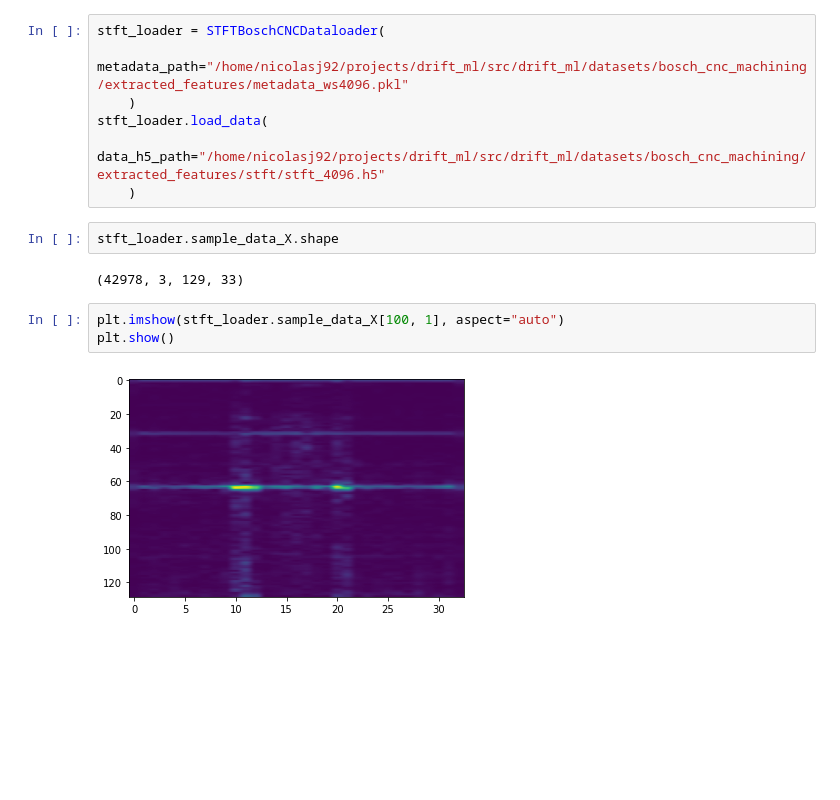
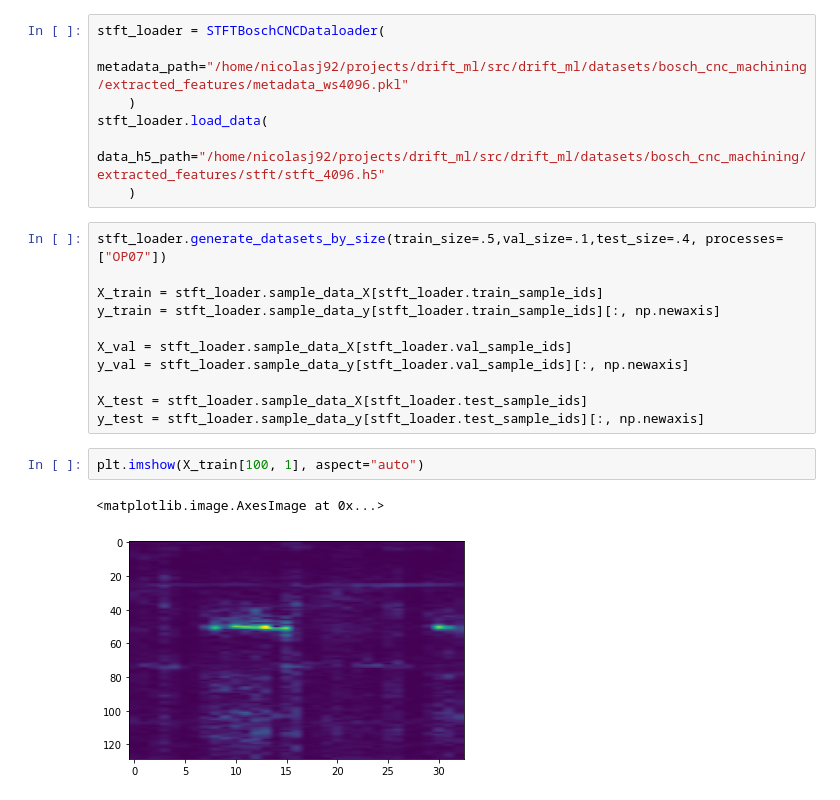
Before and after one commit to nicolasj92/drift_ml, a Jupyter notebook: src/drift_ml/datasets/bosch_cnc_machining/notebooks/bosch_cnc_dataset_stft.ipynb, the cells around one changed output. Drawn from its saved outputs; the diff is of its cells as text; blank space fills up the shorter version.

```diff
--- a/src/drift_ml/datasets/bosch_cnc_machining/notebooks/bosch_cnc_dataset_stft.ipynb
+++ b/src/drift_ml/datasets/bosch_cnc_machining/notebooks/bosch_cnc_dataset_stft.ipynb
@@ -21,12 +21,19 @@ stft_loader = STFTBoschCNCDataloader(
 stft_loader.load_data(
     data_h5_path="/home/nicolasj92/projects/drift_ml/src/drift_ml/datasets/bosch_cnc_machining/extracted_features/stft/stft_4096.h5"
     )
-# %%
-stft_loader.sample_data_X.shape
-# %% [output]
-(42978, 3, 129, 33)
+# %%
+stft_loader.generate_datasets_by_size(train_size=.5,val_size=.1,test_size=.4, processes=["OP07"])
+
+X_train = stft_loader.sample_data_X[stft_loader.train_sample_ids]
+y_train = stft_loader.sample_data_y[stft_loader.train_sample_ids][:, np.newaxis]
+
+X_val = stft_loader.sample_data_X[stft_loader.val_sample_ids]
+y_val = stft_loader.sample_data_y[stft_loader.val_sample_ids][:, np.newaxis]
+
+X_test = stft_loader.sample_data_X[stft_loader.test_sample_ids]
+y_test = stft_loader.sample_data_y[stft_loader.test_sample_ids][:, np.newaxis]
 # %%
-plt.imshow(stft_loader.sample_data_X[100, 1], aspect="auto")
-plt.show()
+plt.imshow(X_train[100, 1], aspect="auto")
 # %% [output]
+<matplotlib.image.AxesImage at 0x...>
-[figure, old version]
+[figure, new version]
```
Also changed, not shown: parts of 5 cells of this notebook, 4 other files.
